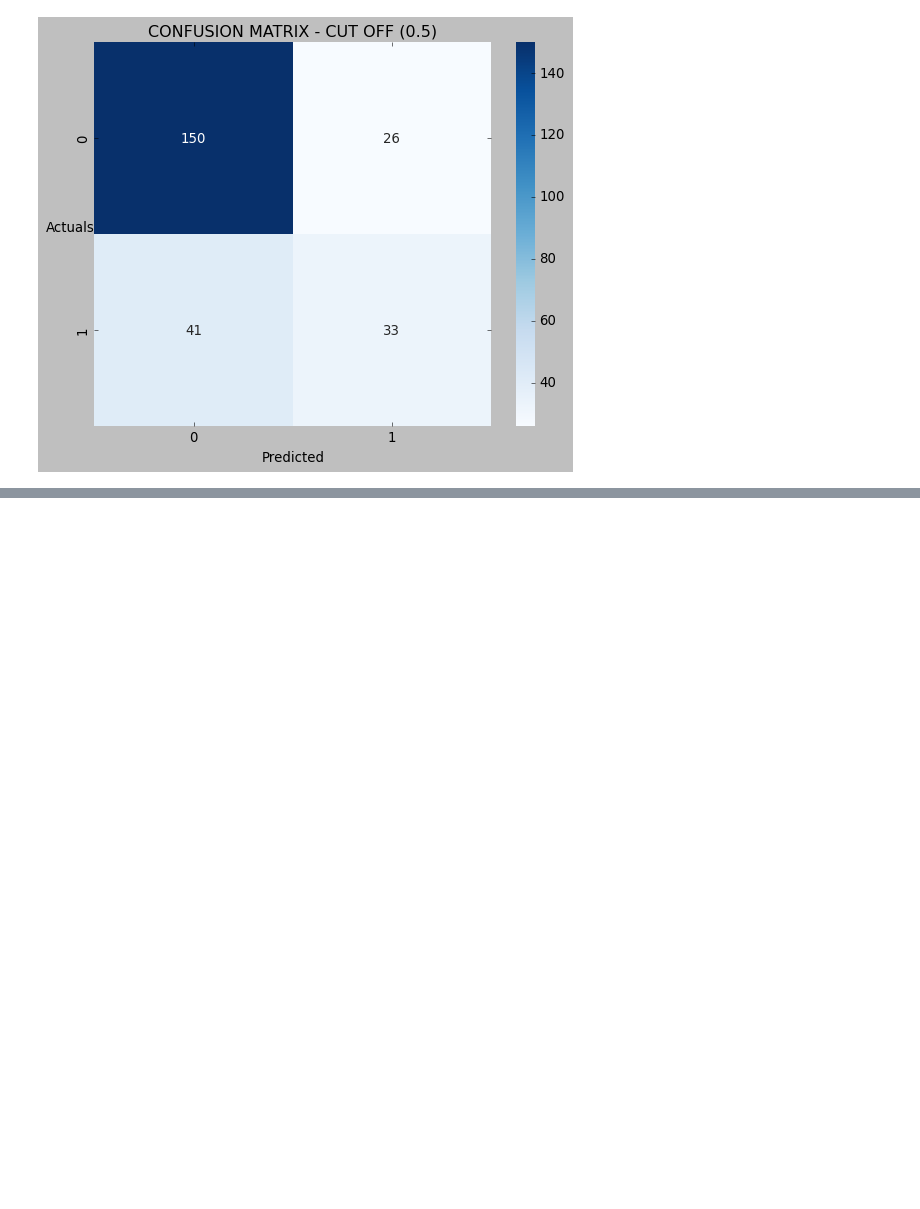
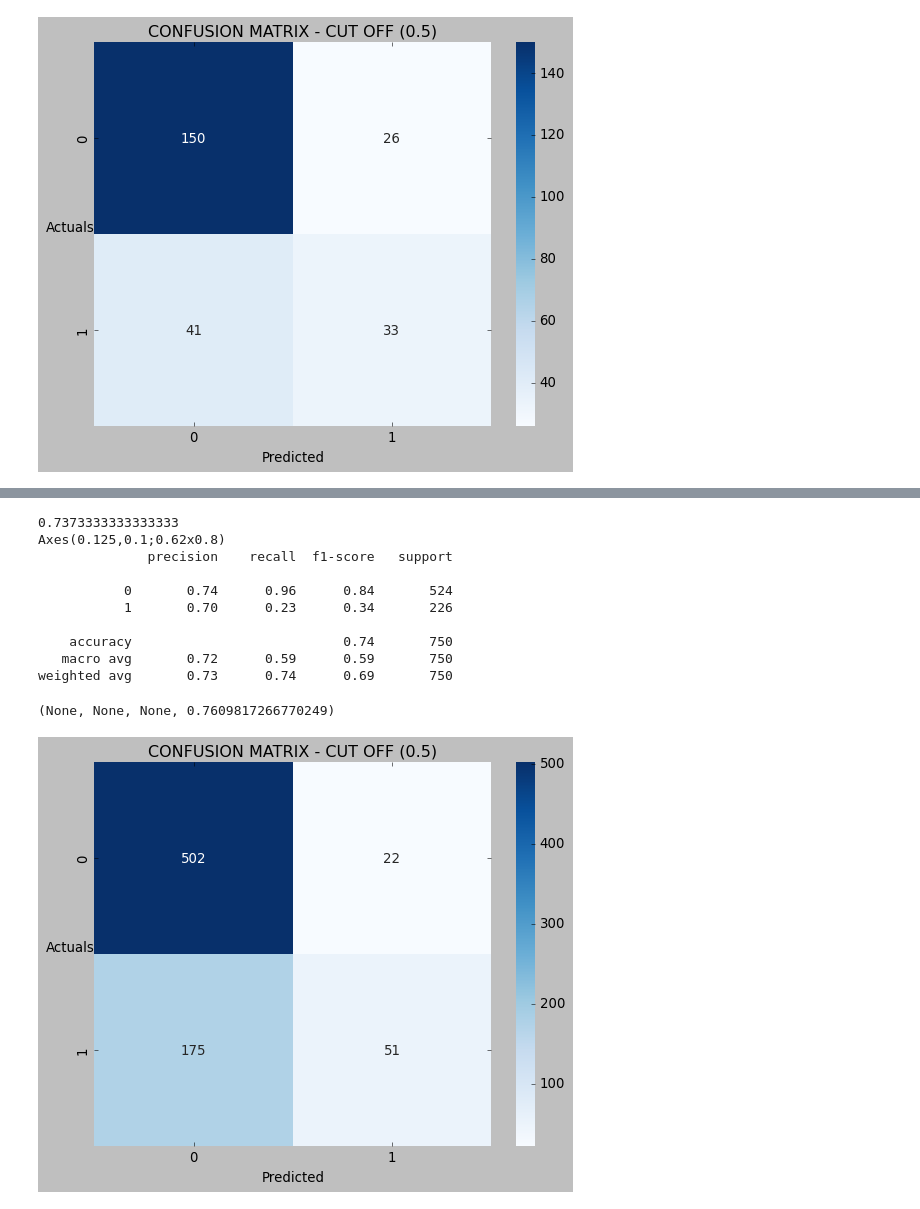
Before and after one commit to HitenDewangan/DataScience-AIML, a Jupyter notebook: Machine Learning/DecisionTree.ipynb, the cells around one changed output, grey strips where cells are left out. Cells and saved outputs as stored; diff of their text form; code cells hidden in the pictures; blank space fills up the shorter version.

```diff
--- a/Machine Learning/DecisionTree.ipynb
+++ b/Machine Learning/DecisionTree.ipynb
@@ -577,0 +580,15 @@ Fitting 5 folds for each of 19800 candidates, totalling 99000 fits
+# %%
+evaluate_train_model(best_model)
+# %% [output]
+0.7373333333333333
+Axes(0.125,0.1;0.62x0.8)
+              precision    recall  f1-score   support
+
+           0       0.74      0.96      0.84       524
+           1       0.70      0.23      0.34       226
+
+    accuracy                           0.74       750
+   macro avg       0.72      0.59      0.59       750
+weighted avg       0.73      0.74      0.69       750
+(None, None, None, 0.7609817266770249)
+[figure, added]
```
Also changed, not shown: parts of 2 cells of this notebook, 3 other files.
